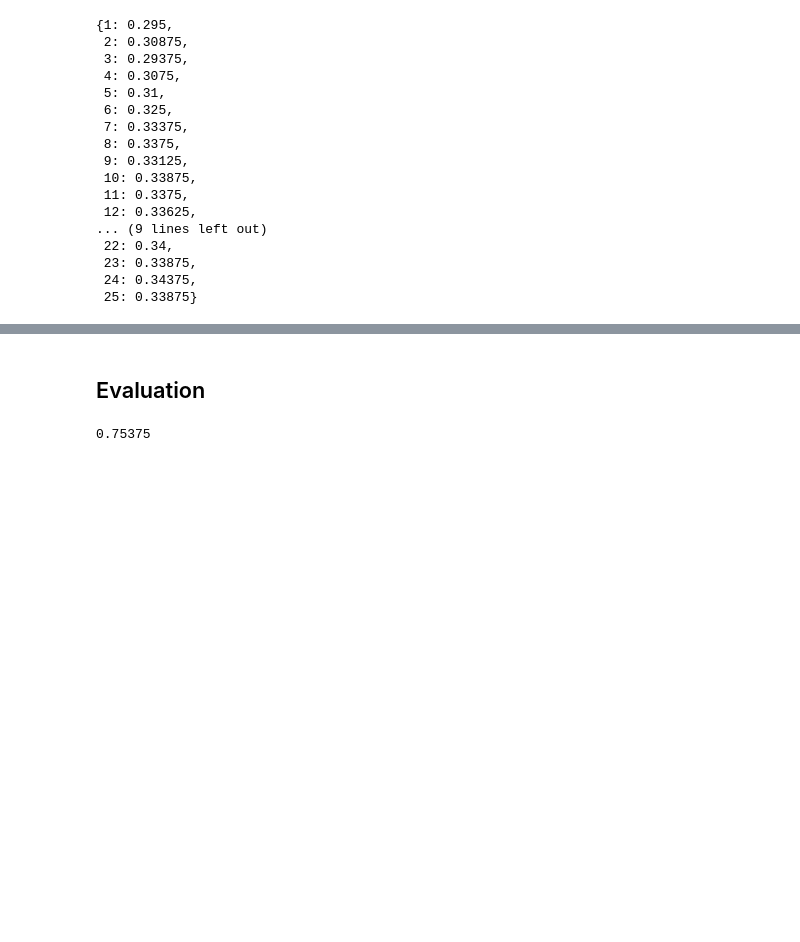
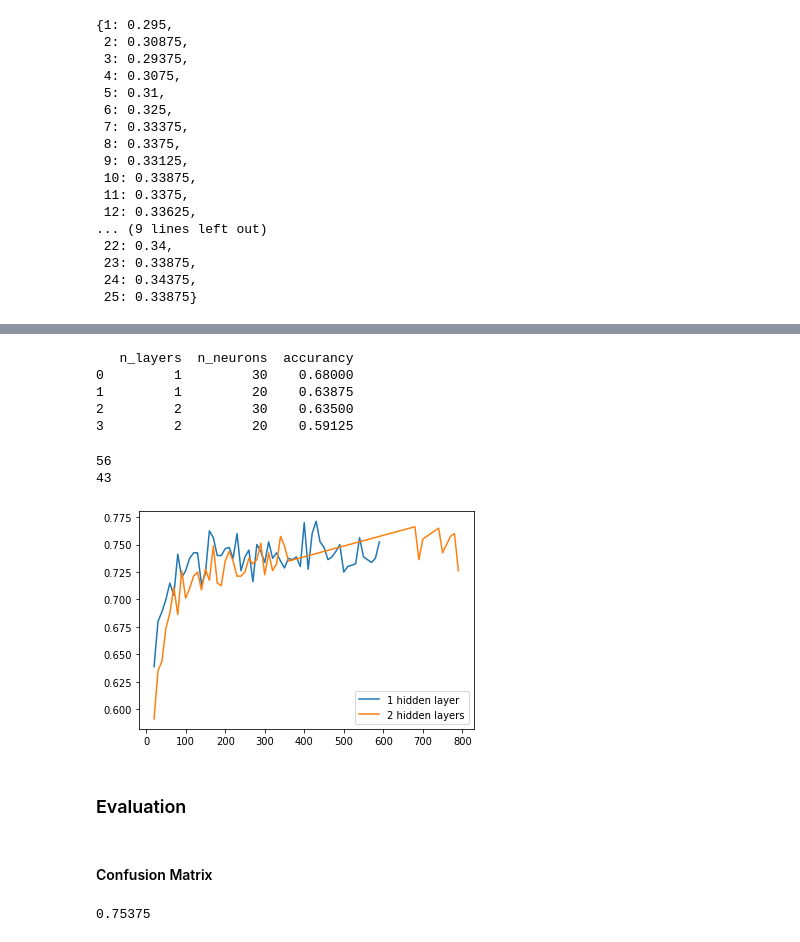
Before and after one commit to PaulErpen/Machine-Learning-Exercise-1, a Jupyter notebook: Group24_Exercise1.ipynb, the cells around one changed output, grey strips where cells are left out. Cells and saved outputs as stored; diff of their text form; code cells hidden in the pictures; blank space fills up the shorter version.

```diff
--- a/Group24_Exercise1.ipynb
+++ b/Group24_Exercise1.ipynb
@@ -176,24 +168,2 @@ display(scores)
 
 According to Heaton there is no theoratical basis for using a network with more than two layers [Heat08].
-# %%
-from sklearn.neural_network import MLPClassifier
-
-scores_1 = {}
-scores_2 = {}
-
-def fit_multilayer_perceptron(hidden_layer_sizes, X_train, y_train, X_test, y_test):
-  multi_layer_perceptron = MLPClassifier(solver='lbfgs', random_state=123, hidden_layer_sizes=hidden_layer_sizes)
-  multi_layer_perceptron.fit(X_train, y_train)
-  y_pred = multi_layer_perceptron.predict(X_test)
-  return metrics.accuracy_score(y_test, y_pred)
-
-devices = d2l.try_all_gpus()
-with d2l.Benchmark("Neural network on multiple CPU"):
-  fit_multilayer_perceptron((20,), X_train, y_train, X_test, y_test)
-  fit_multilayer_perceptron((20,), X_train, y_train, X_test, y_test)
-
-with d2l.Benchmark("Neural network on single CPU 1"):
-  fit_multilayer_perceptron((20,), X_train, y_train, X_test, y_test)
-
-with d2l.Benchmark("Neural network on single CPU 2"):
-  fit_multilayer_perceptron((20,), X_train, y_train, X_test, y_test)
@@ -211,5 +211,29 @@ ValueError: ignored
+# %%
+with pandas.option_context('display.max_rows', None, 'display.max_columns', None):
+    print(df_neural_netowrk_res)
+# %% [output]
+   n_layers  n_neurons  accurancy
+0         1         30    0.68000
+1         1         20    0.63875
+2         2         30    0.63500
+3         2         20    0.59125
+# %%
+df_nn_1 = df_neural_netowrk_res[df_neural_netowrk_res["n_layers"] == 1].sort_values("n_neurons")
+df_nn_2 = df_neural_netowrk_res[df_neural_netowrk_res["n_layers"] == 2].sort_values("n_neurons")
+print(df_nn_1.shape[0])
+print(df_nn_2.shape[0])
+plt.plot(df_nn_1["n_neurons"], df_nn_1["accurancy"], label="1 hidden layer")
+plt.plot(df_nn_2["n_neurons"], df_nn_2["accurancy"], label="2 hidden layers")
+plt.legend()
+plt.show()
+# %% [output]
+56
+43
+[figure, added]
 # %% [markdown]
-## Evaluation
+### Evaluation
+# %% [markdown]
+#### Confusion Matrix
 # %%
 from yellowbrick.classifier import ConfusionMatrix
 cm = ConfusionMatrix(multi_layer_perceptron, classes=sorted (df_locations["class"].unique()))
```
Also changed, not shown: parts of 20 cells of this notebook.
